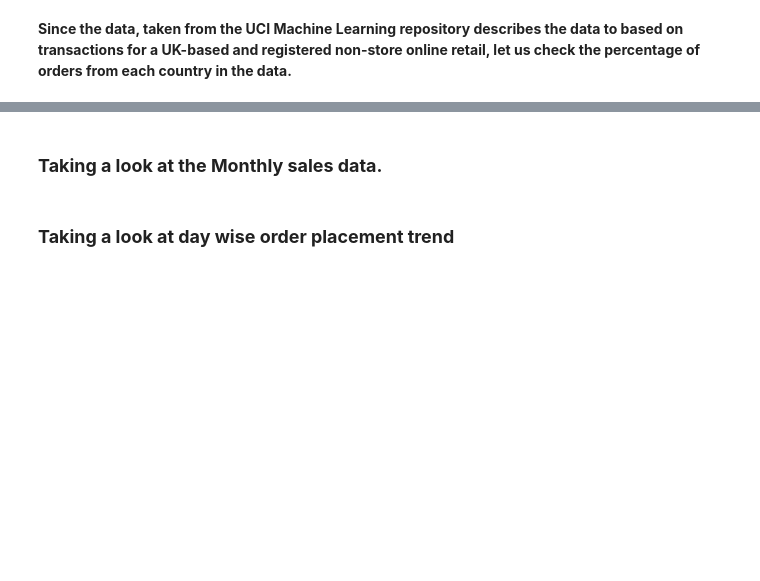
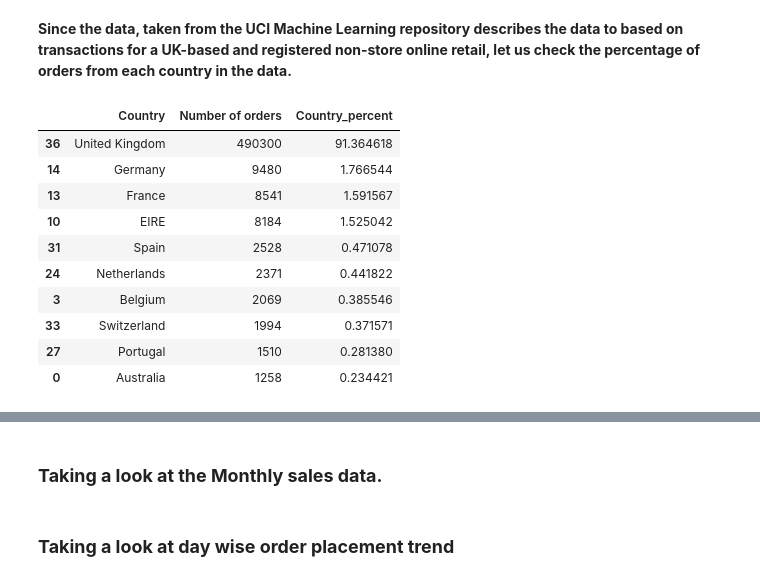
Before and after one commit to 1991Ab/Capstone-Project-4-Online-Retail-Customer-Segmentation, a Jupyter notebook: Online_Retail_Customer_Segmentation.ipynb, the cells around one changed output, grey strips where cells are left out. Cells and saved outputs as stored; diff of their text form; code cells hidden in the pictures; blank space fills up the shorter version.

```diff
--- a/Online_Retail_Customer_Segmentation.ipynb
+++ b/Online_Retail_Customer_Segmentation.ipynb
@@ -398,0 +394,2 @@ Top_10_country
+# %%
+top_ten=df.groupby("Country")["InvoiceNo"].count().reset_index().sort_values(by="InvoiceNo" , ascending=False).rename(columns = { 'InvoiceNo':'Number of orders' })
@@ -400,6 +411,18 @@ Top_10_country
 **Since the data, taken from the UCI Machine Learning repository describes the data to based on transactions for a UK-based and registered non-store online retail, let us check the percentage of orders from each country in the data.**
 # %%
 ## Adding country percentage column to top 10 countries data frame
-Top_10_country['Country_percent']= Top_10_country['InvoiceNo']*100/df['InvoiceNo'].count()
-Top_10_country
+top_ten['Country_percent']= top_ten['Number of orders']*100/df['InvoiceNo'].count()
+top_ten.head(10)
+# %% [output]
+|  | Country | Number of orders | Country_percent |
+| 36 | United Kingdom | 490300 | 91.364618 |
+| 14 | Germany | 9480 | 1.766544 |
+| 13 | France | 8541 | 1.591567 |
+| 10 | EIRE | 8184 | 1.525042 |
+| 31 | Spain | 2528 | 0.471078 |
+| 24 | Netherlands | 2371 | 0.441822 |
+| 3 | Belgium | 2069 | 0.385546 |
+| 33 | Switzerland | 1994 | 0.371571 |
+| 27 | Portugal | 1510 | 0.281380 |
+| 0 | Australia | 1258 | 0.234421 |
 # %% [markdown]
```
Also changed, not shown: parts of 26 cells of this notebook.
